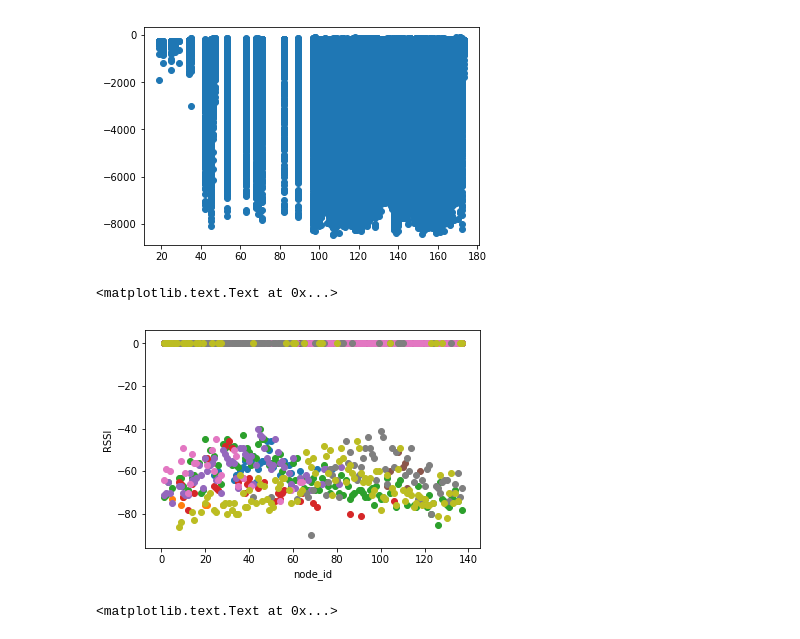
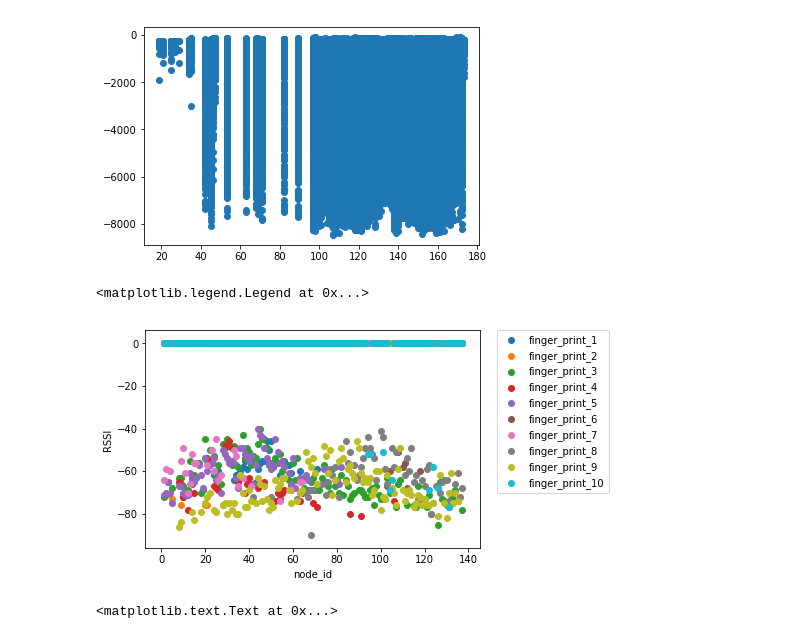
Before and after one commit to julcsii/wifi-localization, a Jupyter notebook: Data Science Task .ipynb, the cells around one changed output. Cells and saved outputs as stored; diff of their text form; code cells hidden in the pictures.

Commit message:
Adding legends to plots

```diff
--- a/Data Science Task .ipynb
+++ b/Data Science Task .ipynb
@@ -160,14 +160,19 @@ plt.scatter(y_train,z)
 <matplotlib.collections.PathCollection at 0x...>
 [figure]
 # %%
-#visualization cont'd: scatter plot of fingerprint for first 10 location
-for i in range(1,10):
+#visualization cont'd: scatter plot of first 10 fingerprints (wifi_node, RSSI)
+finger_prints = []
+for i in range(1,11):
+    finger_prints.append("finger_print_"+str(i))
     plt.scatter(np.arange(1,x_train[i].size+1,1), x_train[i])
 plt.xlabel('node_id')
 plt.ylabel('RSSI')
+
+
+plt.legend(finger_prints, bbox_to_anchor=(1.05, 1), loc=2, borderaxespad=0.)
 # %% [output]
-<matplotlib.text.Text at 0x...>
+<matplotlib.legend.Legend at 0x...>
-[figure, old version]
+[figure, new version]
 # %%
 #visualization cont'd: scatter plot of RSSI of one node with zone ids
 plt.scatter(y_train.values, x_train[:,2])
```
Also changed, not shown: parts of 2 cells of this notebook.
